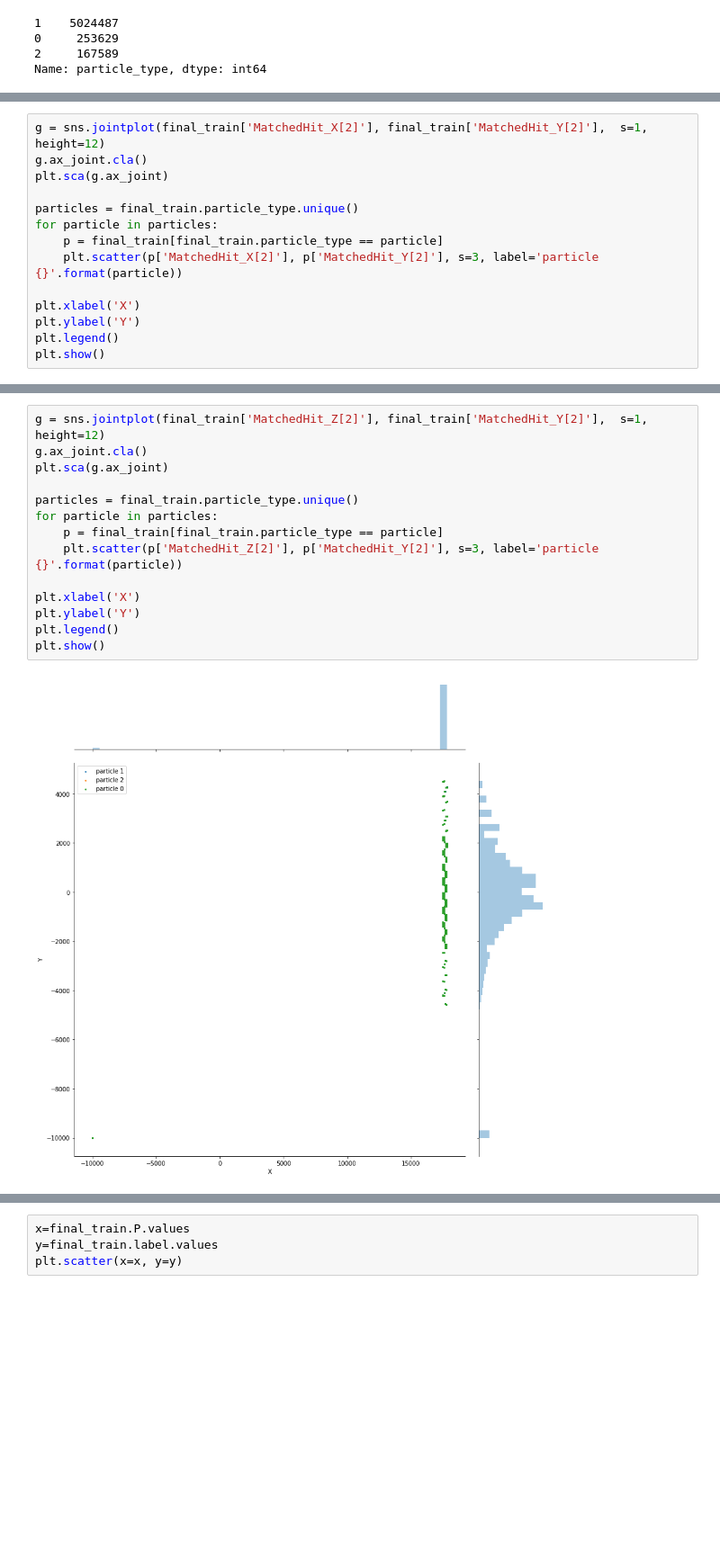
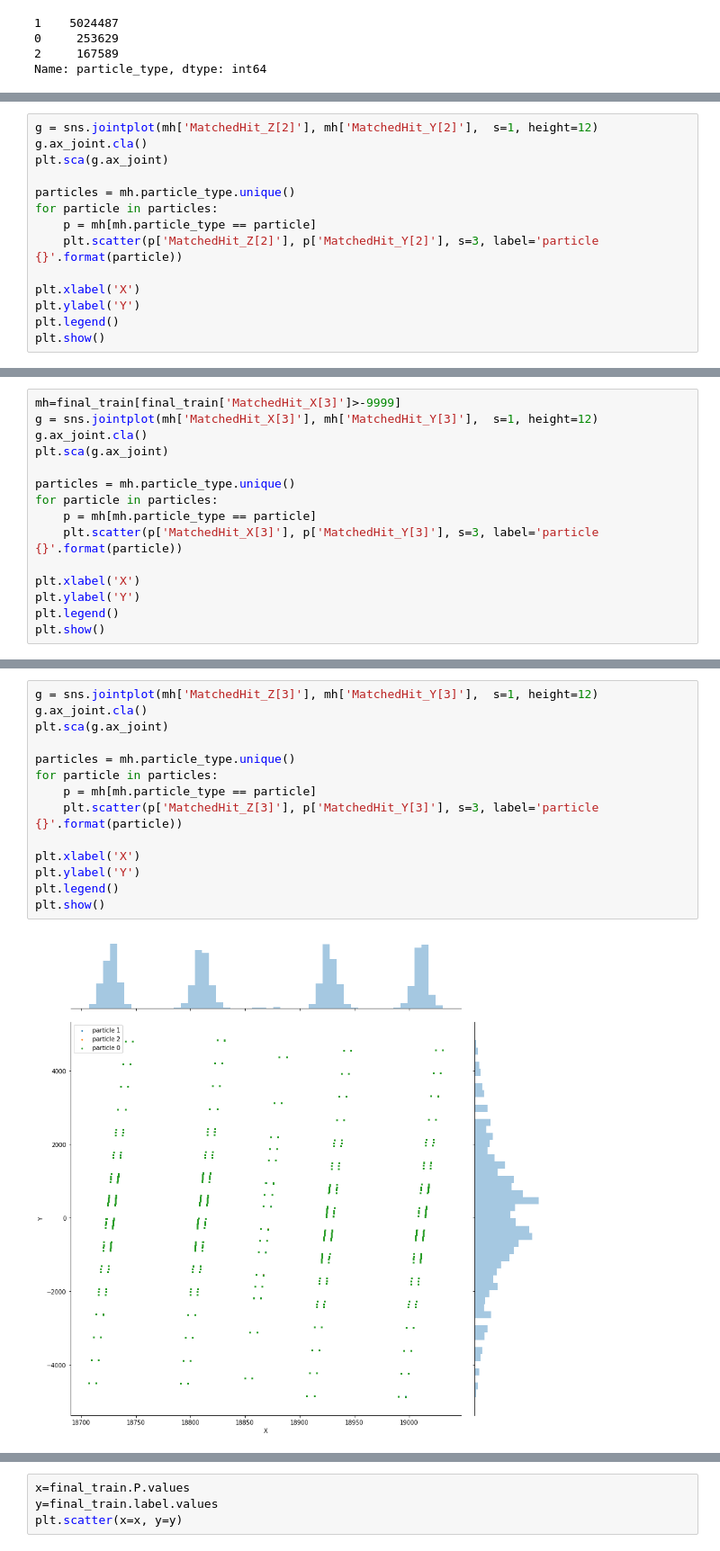
Before and after one commit to antikov/idao_world_2019_muon_id, a Jupyter notebook: pictures.ipynb, the cells around one changed output, grey strips where cells are left out. Shown at 90% size. Cells and saved outputs as stored; diff of their text form; blank space fills up the shorter version.

```diff
--- a/pictures.ipynb
+++ b/pictures.ipynb
@@ -144,12 +161,12 @@ plt.show()
 # %%
-g = sns.jointplot(final_train['MatchedHit_X[2]'], final_train['MatchedHit_Y[2]'],  s=1, height=12)
+g = sns.jointplot(mh['MatchedHit_Z[2]'], mh['MatchedHit_Y[2]'],  s=1, height=12)
 g.ax_joint.cla()
 plt.sca(g.ax_joint)
 
-particles = final_train.particle_type.unique()
+particles = mh.particle_type.unique()
 for particle in particles:
-    p = final_train[final_train.particle_type == particle]
-    plt.scatter(p['MatchedHit_X[2]'], p['MatchedHit_Y[2]'], s=3, label='particle {}'.format(particle))
+    p = mh[mh.particle_type == particle]
+    plt.scatter(p['MatchedHit_Z[2]'], p['MatchedHit_Y[2]'], s=3, label='particle {}'.format(particle))
 
 plt.xlabel('X')
 plt.ylabel('Y')
@@ -159,0 +177,15 @@ plt.show()
+# %%
+mh=final_train[final_train['MatchedHit_X[3]']>-9999]
+g = sns.jointplot(mh['MatchedHit_X[3]'], mh['MatchedHit_Y[3]'],  s=1, height=12)
+g.ax_joint.cla()
+plt.sca(g.ax_joint)
+
+particles = mh.particle_type.unique()
+for particle in particles:
+    p = mh[mh.particle_type == particle]
+    plt.scatter(p['MatchedHit_X[3]'], p['MatchedHit_Y[3]'], s=3, label='particle {}'.format(particle))
+
+plt.xlabel('X')
+plt.ylabel('Y')
+plt.legend()
+plt.show()
@@ -160,16 +194,16 @@ plt.show()
 # %%
-g = sns.jointplot(final_train['MatchedHit_Z[2]'], final_train['MatchedHit_Y[2]'],  s=1, height=12)
+g = sns.jointplot(mh['MatchedHit_Z[3]'], mh['MatchedHit_Y[3]'],  s=1, height=12)
 g.ax_joint.cla()
 plt.sca(g.ax_joint)
 
-particles = final_train.particle_type.unique()
+particles = mh.particle_type.unique()
 for particle in particles:
-    p = final_train[final_train.particle_type == particle]
-    plt.scatter(p['MatchedHit_Z[2]'], p['MatchedHit_Y[2]'], s=3, label='particle {}'.format(particle))
+    p = mh[mh.particle_type == particle]
+    plt.scatter(p['MatchedHit_Z[3]'], p['MatchedHit_Y[3]'], s=3, label='particle {}'.format(particle))
 
 plt.xlabel('X')
 plt.ylabel('Y')
 plt.legend()
 plt.show()
 # %% [output]
-[figure, old version]
+[figure, new version]
```
Also changed, not shown: parts of 5 cells of this notebook.
